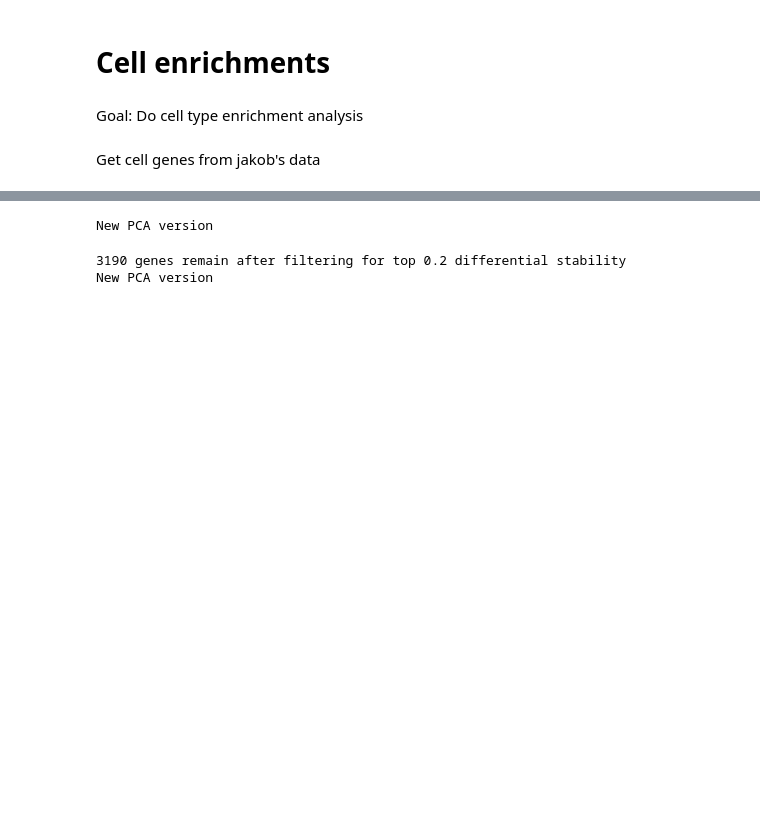
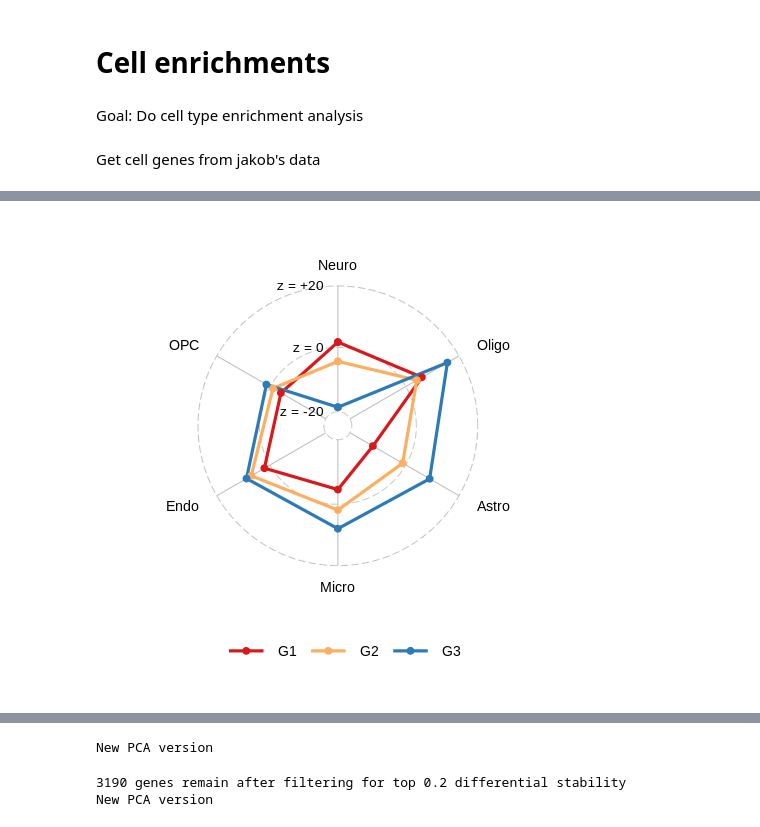
Before and after one commit to richardajdear/AHBA_gradients, a Jupyter notebook: notebooks/cell_enrichment.ipynb, the cells around one changed output, grey strips where cells are left out. Cells and saved outputs as stored; diff of their text form; code cells hidden in the pictures; blank space fills up the shorter version.

```diff
--- a/notebooks/cell_enrichment.ipynb
+++ b/notebooks/cell_enrichment.ipynb
@@ -25,0 +65,6 @@ Get PCs
+# %%
+%%R -i null_p
+source("../code/enrichmentsPlots.R")
+plot_cell_radar(null_p)
+# %% [output]
+[figure, added]
```
Also changed, not shown: parts of 12 cells of this notebook, 15 other files.
